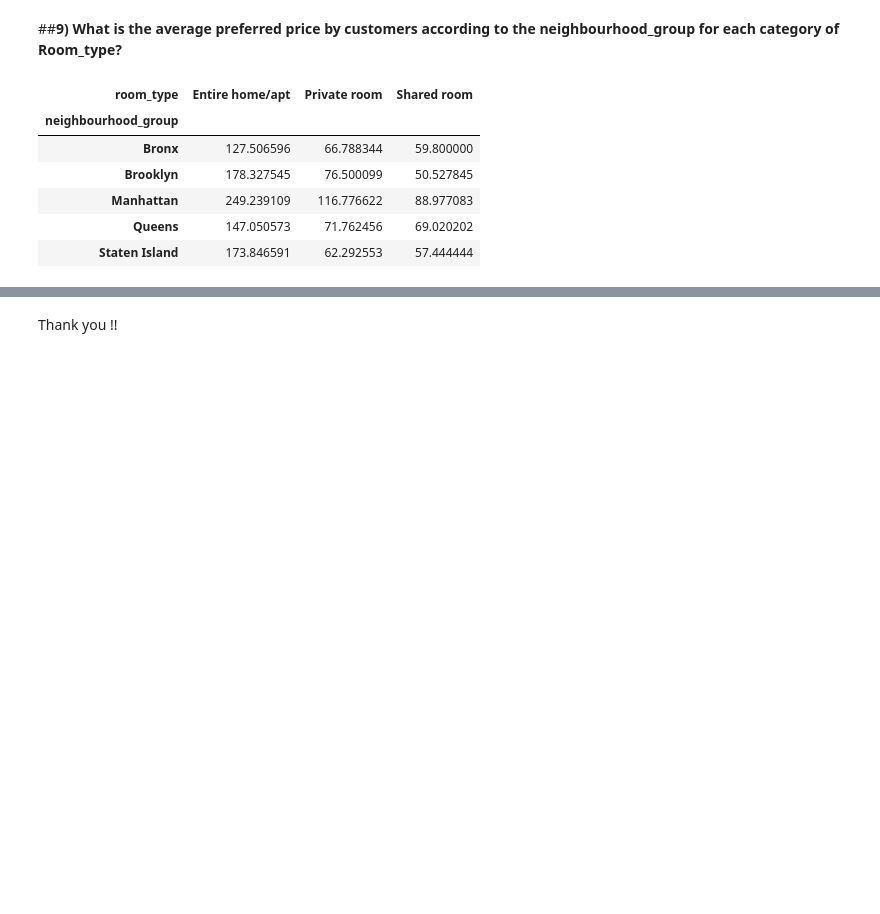
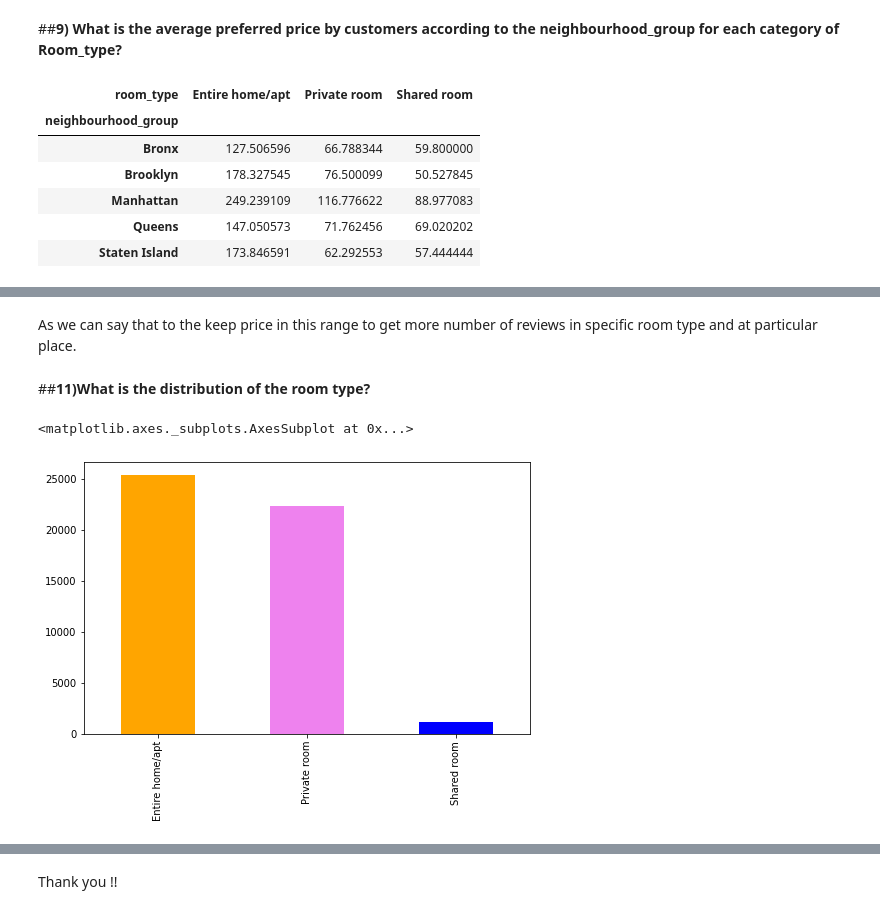
Before and after one commit to Kar1995/Air-bnb-Project, a Jupyter notebook: Airbnb_data_anaylsis.ipynb, the cells around one changed output, grey strips where cells are left out. Saved outputs shown, nothing was run; the diff lists cells and outputs as text; code cells hidden in the pictures; blank space fills up the shorter version.

```diff
--- a/Airbnb_data_anaylsis.ipynb
+++ b/Airbnb_data_anaylsis.ipynb
@@ -426,0 +451,11 @@ Observations: As we can see that manhattan is most costly and bronx is cheap for
+# %% [markdown]
+
+As we can say that to the keep price in this range to get more number of reviews in specific room type and at particular place.
+# %% [markdown]
+##**11)What is the distribution of the room type?**
+# %%
+plt.figure(figsize=(8,5))
+df['room_type'].value_counts().plot(kind='bar',color=['orange','violet','blue'])
+# %% [output]
+<matplotlib.axes._subplots.AxesSubplot at 0x...>
+[figure, added]
```
Also changed, not shown: parts of 24 cells of this notebook.
